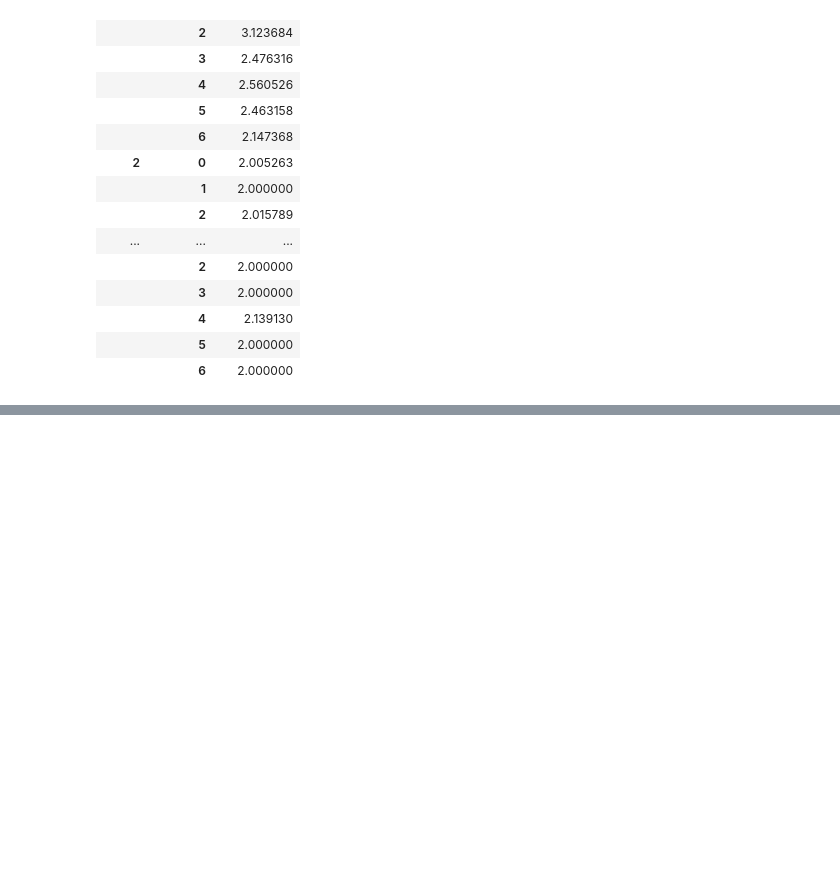
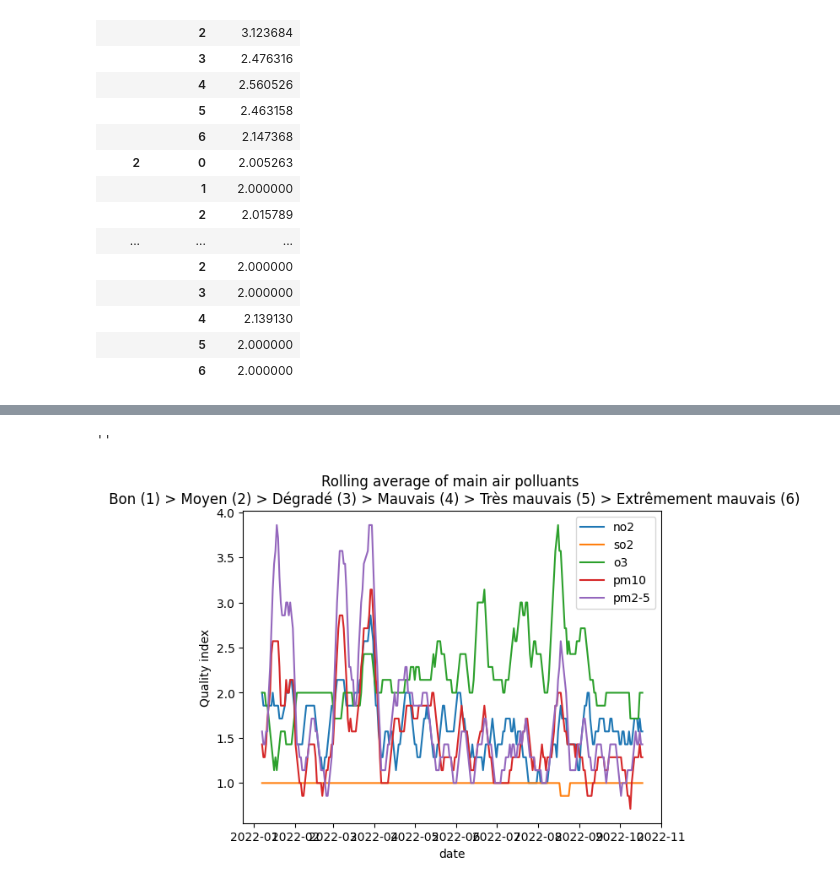
Before and after one commit to crish1eev1/MEL_air-quality, a Jupyter notebook: Main.ipynb, the cells around one changed output, grey strips where cells are left out. Drawn from its saved outputs; the diff is of its cells as text; code cells hidden in the pictures; blank space fills up the shorter version.

```diff
--- a/Main.ipynb
+++ b/Main.ipynb
@@ -613,0 +627,11 @@ df.groupby('city').quality_code.mean().sort_values()
+# %%
+plt.style.use("default")
+plt.plot(df.loc[('lille'), ('no2', 'so2', 'o3', 'pm10', 'pm2-5')].rolling(window=7).mean())
+plt.ylabel('Quality index')
+plt.xlabel('date')
+plt.title('Rolling average of main air polluants \n Bon (1) > Moyen (2) > Dégradé (3) > Mauvais (4) > Très mauvais (5) > Extrêmement mauvais (6)')
+plt.legend(['no2', 'so2', 'o3', 'pm10', 'pm2-5'])
+;
+# %% [output]
+''
+[figure, added]
```
Also changed, not shown: parts of 37 cells of this notebook.
